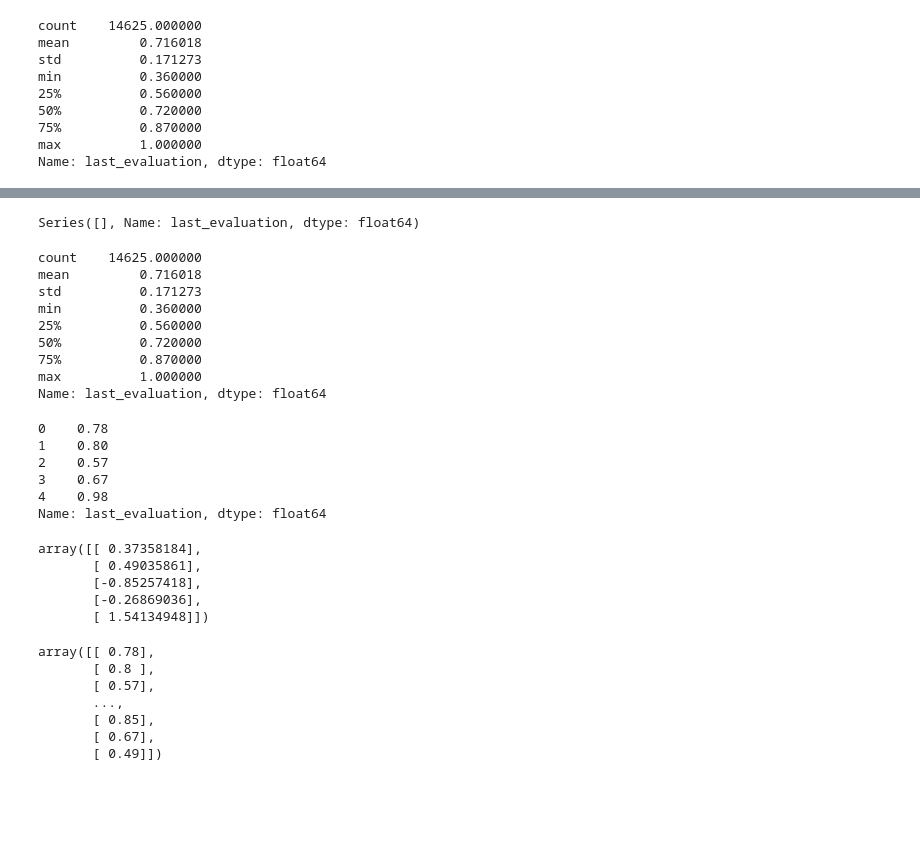
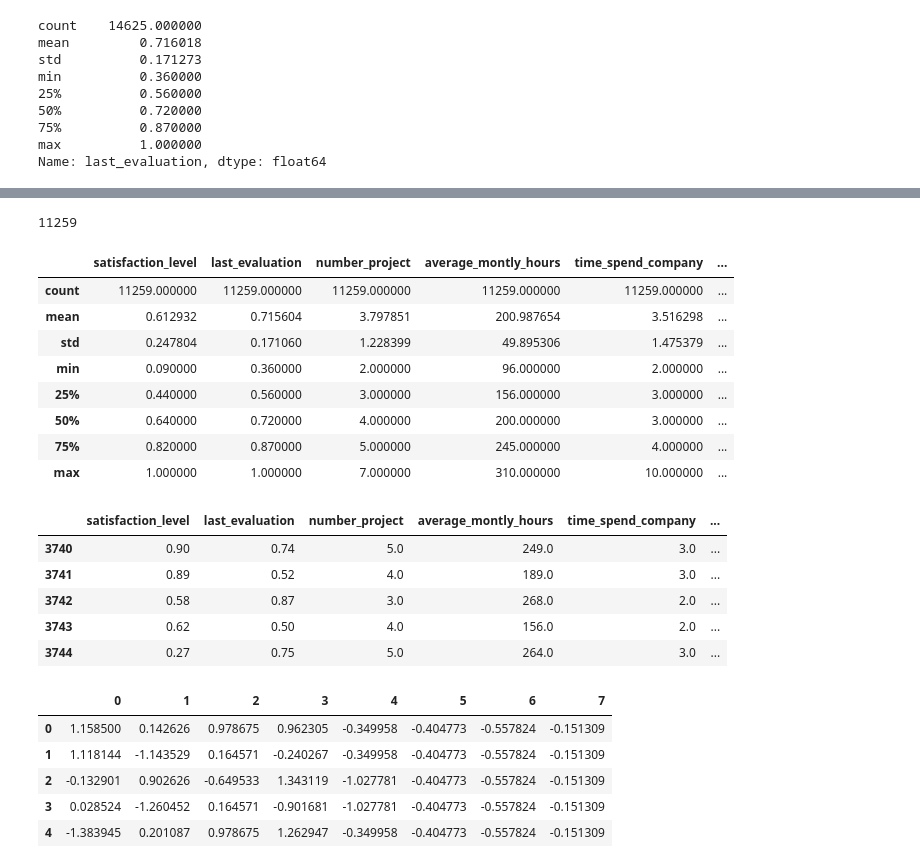
Before and after one commit to andirs/impyte, a Jupyter notebook: sandbox.ipynb, the cells around one changed output, grey strips where cells are left out. Cells and saved outputs as stored; diff of their text form; code cells hidden in the pictures; blank space fills up the shorter version.

```diff
--- a/sandbox.ipynb
+++ b/sandbox.ipynb
@@ -379,51 +381,42 @@ from sklearn.preprocessing import StandardScaler
 # %%
 scaler = StandardScaler()
 # %%
-test = data['last_evaluation'].dropna()
+test = data.dropna()
 # %%
-test[test.apply(nan_checker.is_nan)]
+len(test[test.apply(nan_checker.is_nan)])
 # %% [output]
-Series([], Name: last_evaluation, dtype: float64)
+11259
 # %%
 test.describe()
 # %% [output]
-count    14625.000000
-mean         0.716018
-std          0.171273
-min          0.360000
-25%          0.560000
-50%          0.720000
-75%          0.870000
-max          1.000000
-Name: last_evaluation, dtype: float64
+|  | satisfaction_level | last_evaluation | number_project | average_montly_hours | time_spend_company | ... |
+| count | 11259.000000 | 11259.000000 | 11259.000000 | 11259.000000 | 11259.000000 | ... |
+| mean | 0.612932 | 0.715604 | 3.797851 | 200.987654 | 3.516298 | ... |
+| std | 0.247804 | 0.171060 | 1.228399 | 49.895306 | 1.475379 | ... |
+| min | 0.090000 | 0.360000 | 2.000000 | 96.000000 | 2.000000 | ... |
+| 25% | 0.440000 | 0.560000 | 3.000000 | 156.000000 | 3.000000 | ... |
+| 50% | 0.640000 | 0.720000 | 4.000000 | 200.000000 | 3.000000 | ... |
+| 75% | 0.820000 | 0.870000 | 5.000000 | 245.000000 | 4.000000 | ... |
+| max | 1.000000 | 1.000000 | 7.000000 | 310.000000 | 10.000000 | ... |
 # %%
-test_scaled = scaler.fit_transform(test.values.reshape(-1, 1))
+test_scaled = scaler.fit_transform(test[test.corr().columns])
 # %%
 test[:5]
 # %% [output]
-0    0.78
-1    0.80
-2    0.57
-3    0.67
-4    0.98
-Name: last_evaluation, dtype: float64
+|  | satisfaction_level | last_evaluation | number_project | average_montly_hours | time_spend_company | ... |
+| 3740 | 0.90 | 0.74 | 5.0 | 249.0 | 3.0 | ... |
+| 3741 | 0.89 | 0.52 | 4.0 | 189.0 | 3.0 | ... |
+| 3742 | 0.58 | 0.87 | 3.0 | 268.0 | 2.0 | ... |
+| 3743 | 0.62 | 0.50 | 4.0 | 156.0 | 2.0 | ... |
+| 3744 | 0.27 | 0.75 | 5.0 | 264.0 | 3.0 | ... |
-# %%
-test_scaled[:5]
-# %% [output]
-array([[ 0.37358184],
-       [ 0.49035861],
-       [-0.85257418],
-       [-0.26869036],
-       [ 1.54134948]])
+# %%
+pd.DataFrame(test_scaled[:5])
+# %% [output]
+|  | 0 | 1 | 2 | 3 | 4 | 5 | 6 | 7 |
+| 0 | 1.158500 | 0.142626 | 0.978675 | 0.962305 | -0.349958 | -0.404773 | -0.557824 | -0.151309 |
+| 1 | 1.118144 | -1.143529 | 0.164571 | -0.240267 | -0.349958 | -0.404773 | -0.557824 | -0.151309 |
+| 2 | -0.132901 | 0.902626 | -0.649533 | 1.343119 | -1.027781 | -0.404773 | -0.557824 | -0.151309 |
+| 3 | 0.028524 | -1.260452 | 0.164571 | -0.901681 | -1.027781 | -0.404773 | -0.557824 | -0.151309 |
+| 4 | -1.383945 | 0.201087 | 0.978675 | 1.262947 | -0.349958 | -0.404773 | -0.557824 | -0.151309 |
 # %%
 test_rescaled = scaler.inverse_transform(test_scaled)
-# %%
-test_rescaled
-# %% [output]
-array([[ 0.78],
-       [ 0.8 ],
-       [ 0.57],
-       ...,
-       [ 0.85],
-       [ 0.67],
-       [ 0.49]])
```
Also changed, not shown: parts of 3 cells of this notebook, 1 other file.
